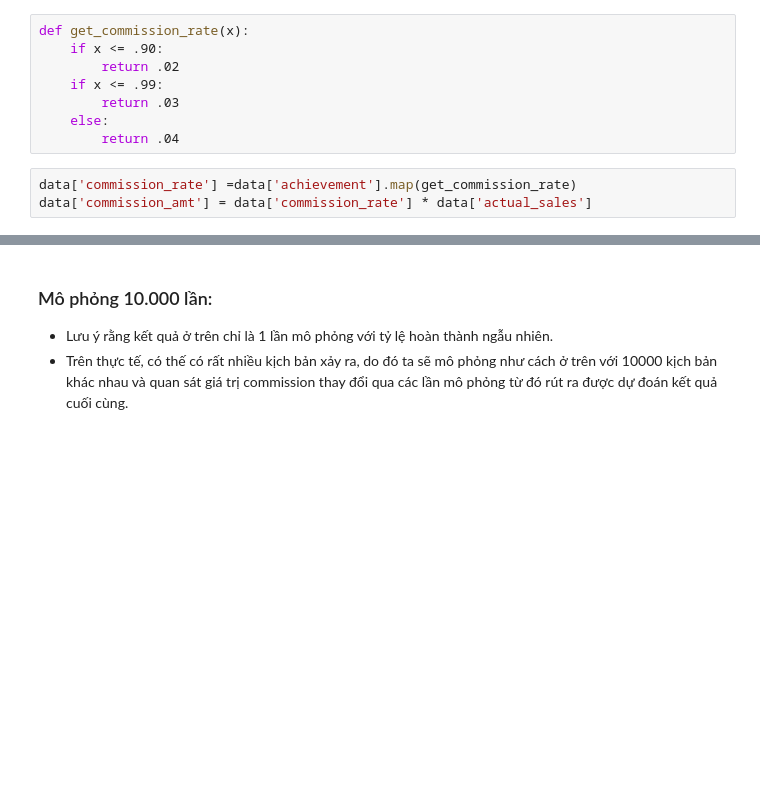
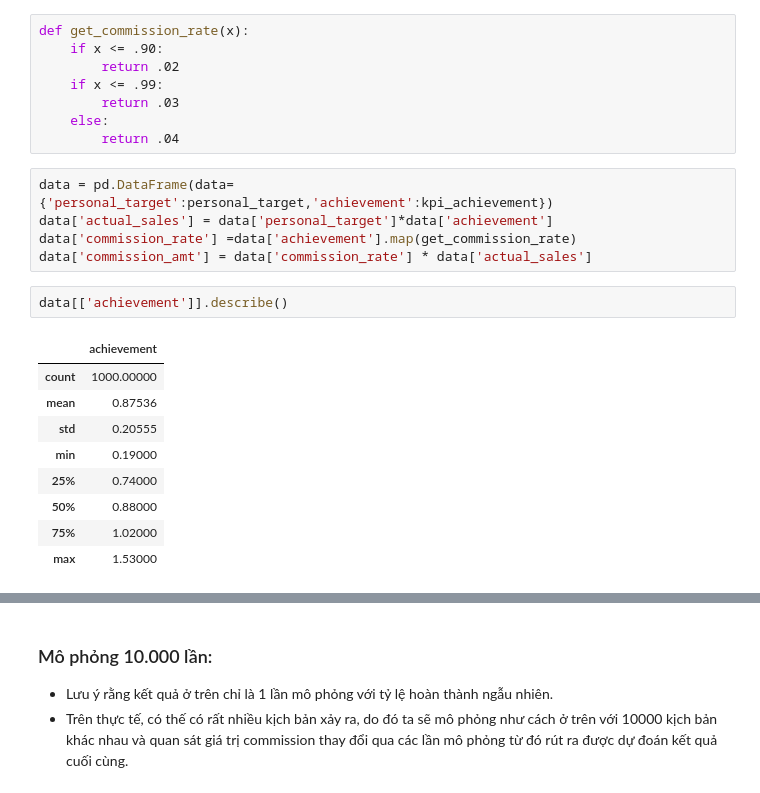
Before and after one commit to Bruno-Phan/data-tutorial, a Jupyter notebook: python_tutorial/machine learning/monte_carlo_simulation.ipynb, the cells around one changed output, grey strips where cells are left out. Drawn from its saved outputs; the diff is of its cells as text; blank space fills up the shorter version.

```diff
--- a/python_tutorial/machine learning/monte_carlo_simulation.ipynb
+++ b/python_tutorial/machine learning/monte_carlo_simulation.ipynb
@@ -51,8 +51,22 @@ def get_commission_rate(x):
     else:
         return .04
 # %%
+data = pd.DataFrame(data= {'personal_target':personal_target,'achievement':kpi_achievement})
+data['actual_sales'] = data['personal_target']*data['achievement']
 data['commission_rate'] =data['achievement'].map(get_commission_rate)
 data['commission_amt'] = data['commission_rate'] * data['actual_sales']
+# %%
+data[['achievement']].describe()
+# %% [output]
+|  | achievement |
+| count | 1000.00000 |
+| mean | 0.87536 |
+| std | 0.20555 |
+| min | 0.19000 |
+| 25% | 0.74000 |
+| 50% | 0.88000 |
+| 75% | 1.02000 |
+| max | 1.53000 |
 # %%
 data.head()
 # %% [output]
```
Also changed, not shown: parts of 12 cells of this notebook.
